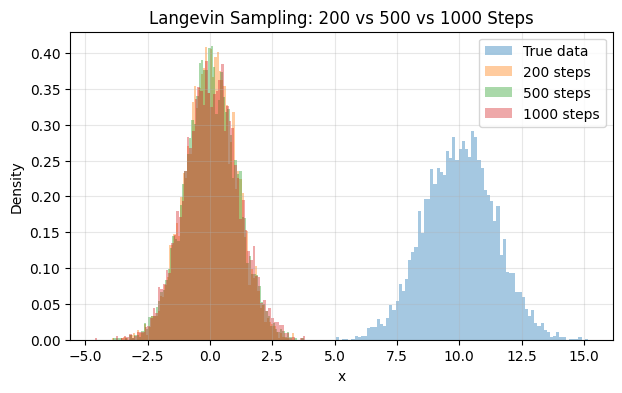
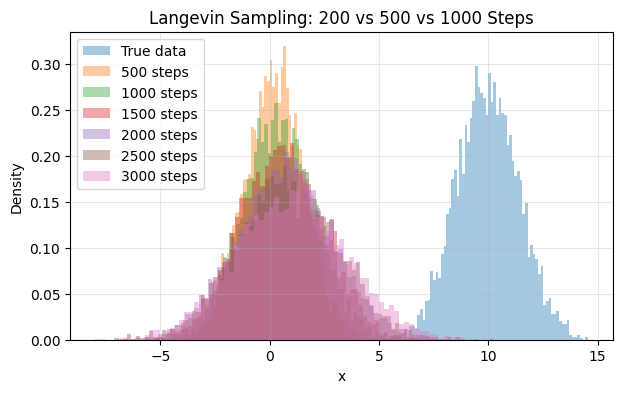
Code edit (unified diff) that turned the first committed figure into the second:
--- before
+++ after
@@ -6,9 +6,8 @@
 
 true_samples = np.random.normal(mu, np.sqrt(var), 5000)
+plt.hist(true_samples, bins=80, density=True, alpha=0.4, label="True data")
 
-plt.hist(true_samples, bins=80, density=True, alpha=0.4, label="True data")
-plt.hist(samples_by_steps[200], bins=80, density=True, alpha=0.4, label="200 steps")
-plt.hist(samples_by_steps[500], bins=80, density=True, alpha=0.4, label="500 steps")
-plt.hist(samples_by_steps[1000], bins=80, density=True, alpha=0.4, label="1000 steps")
+for steps in steps_list:
+    plt.hist(samples_by_steps[steps], bins=80, density=True, alpha=0.4, label=f"{steps} steps")
 
 plt.xlabel("x")

Commit: Update 1D-Gau_LDSM-LESM-LISM_IDSM.ipynb